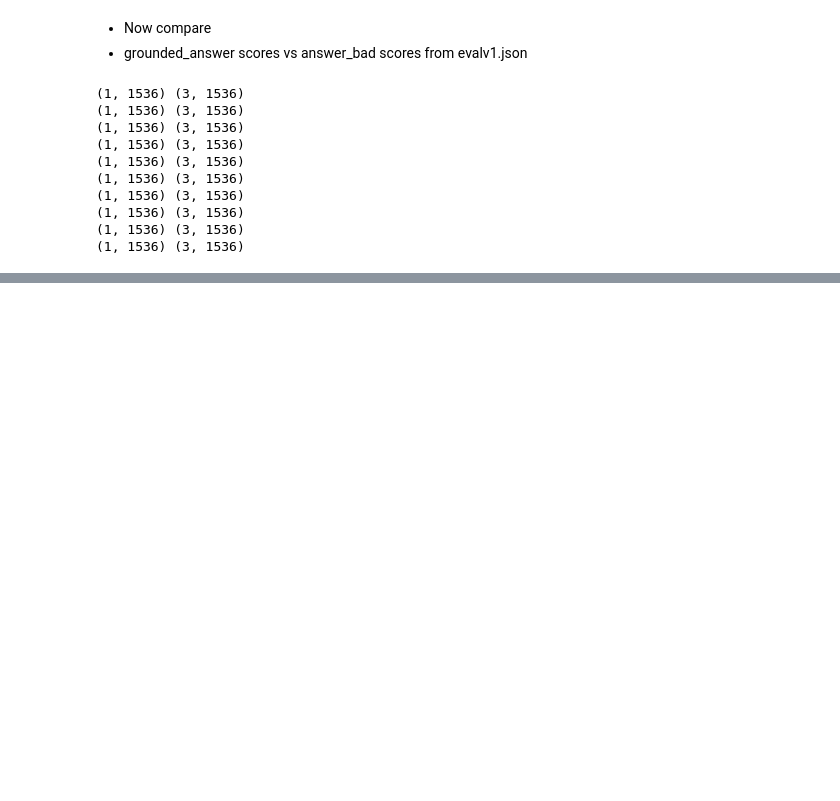
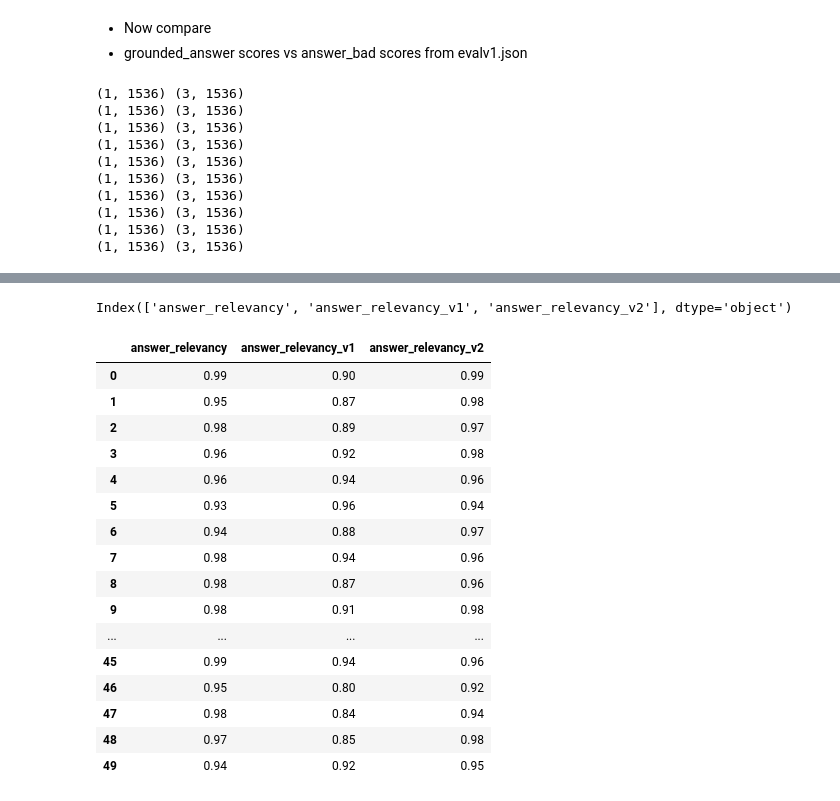
Before and after one commit to shahules786/ragas, a Jupyter notebook: experiments/assesments/metrics_assesments.ipynb, the cells around one changed output, grey strips where cells are left out. Cells and saved outputs as stored; diff of their text form; code cells hidden in the pictures; blank space fills up the shorter version.

```diff
--- a/experiments/assesments/metrics_assesments.ipynb
+++ b/experiments/assesments/metrics_assesments.ipynb
@@ -792,0 +777,9 @@ item['grounded_answer']
+# %%
+fiqa_eval = fiqa_eval.remove_columns(["answer"])
+fiqa_eval = fiqa_eval.rename_column("answer_v2","answer")
+# %%
+results = evaluate(
+    fiqa_eval["train"],
+    metrics=[answer_relevancy],
+)
+df = results.to_pandas()
@@ -792,0 +820,27 @@ item['grounded_answer']
+# %%
+final_df["answer_relevancy_v2"] = df["answer_relevancy"].values.tolist()
+# %%
+for col in final_df.columns:
+    final_df[col] = final_df[col].astype("")
+# %% [output]
+Index(['answer_relevancy', 'answer_relevancy_v1', 'answer_relevancy_v2'], dtype='object')
+# %%
+final_df.round(2)
+# %% [output]
+|  | answer_relevancy | answer_relevancy_v1 | answer_relevancy_v2 |
+| 0 | 0.99 | 0.90 | 0.99 |
+| 1 | 0.95 | 0.87 | 0.98 |
+| 2 | 0.98 | 0.89 | 0.97 |
+| 3 | 0.96 | 0.92 | 0.98 |
+| 4 | 0.96 | 0.94 | 0.96 |
+| 5 | 0.93 | 0.96 | 0.94 |
+| 6 | 0.94 | 0.88 | 0.97 |
+| 7 | 0.98 | 0.94 | 0.96 |
+| 8 | 0.98 | 0.87 | 0.96 |
+| 9 | 0.98 | 0.91 | 0.98 |
+| ... | ... | ... | ... |
+| 45 | 0.99 | 0.94 | 0.96 |
+| 46 | 0.95 | 0.80 | 0.92 |
+| 47 | 0.98 | 0.84 | 0.94 |
+| 48 | 0.97 | 0.85 | 0.98 |
+| 49 | 0.94 | 0.92 | 0.95 |
```
Also changed, not shown: parts of 10 cells of this notebook, 1 other file.
